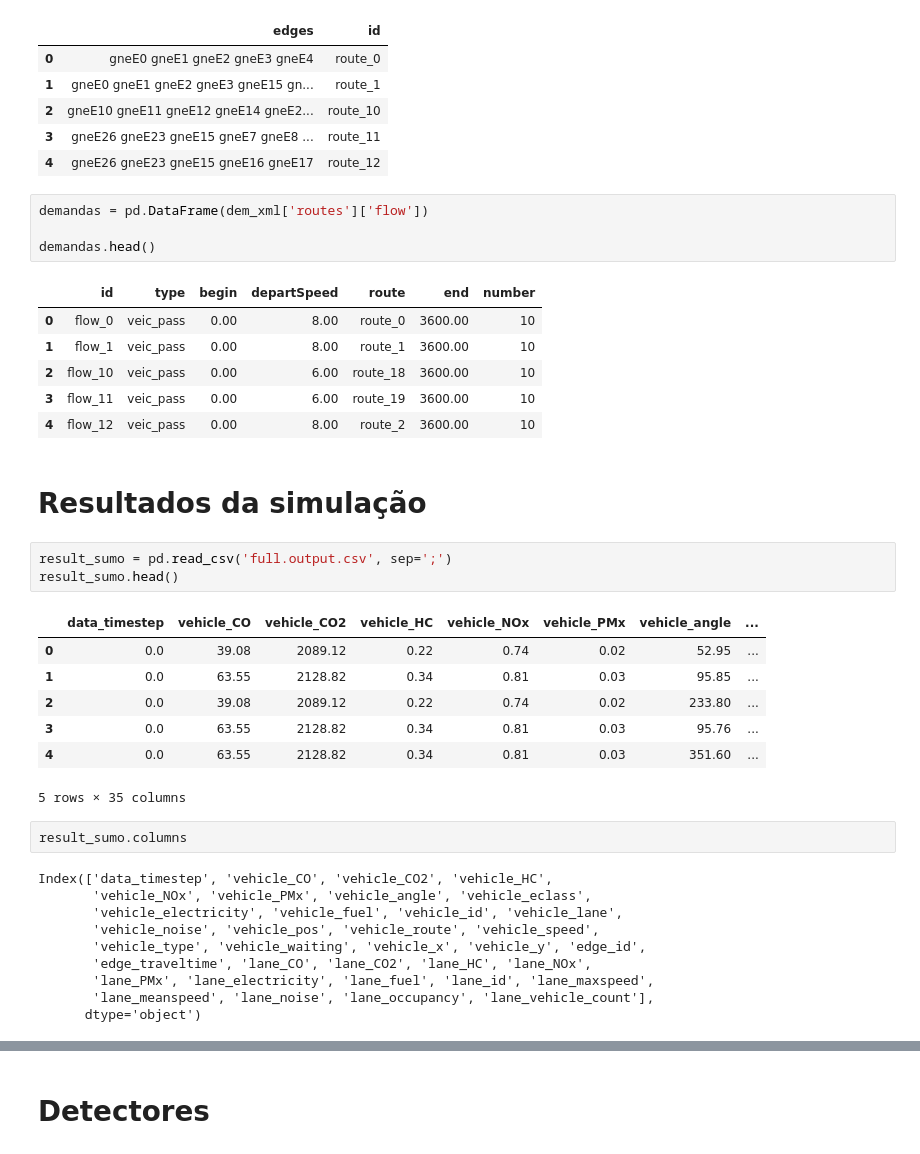
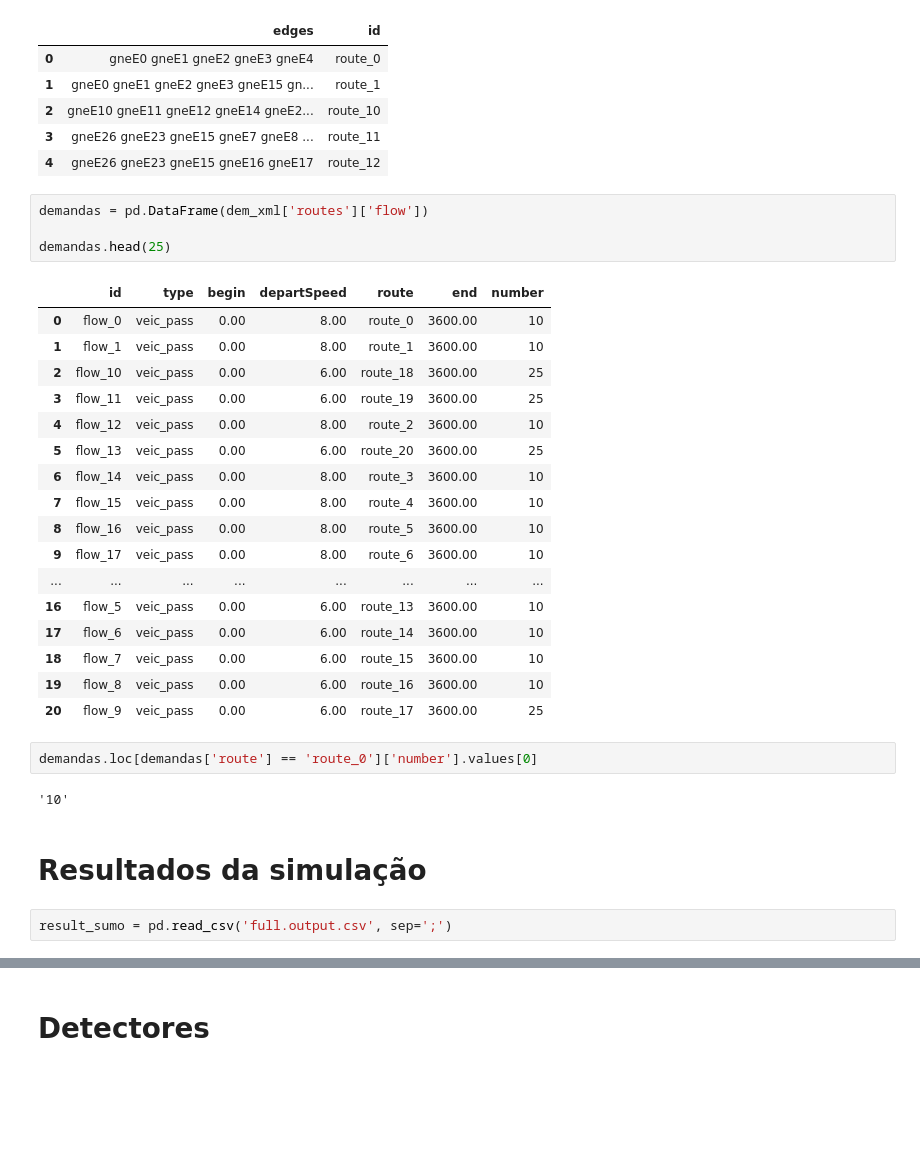
Before and after one commit to jaceguay/pos_big_data_12_artigo, a Jupyter notebook: script/descricao_malha.ipynb, the cells around one changed output, grey strips where cells are left out. Saved outputs shown, nothing was run; the diff lists cells and outputs as text; blank space fills up the shorter version.

```diff
--- a/script/descricao_malha.ipynb
+++ b/script/descricao_malha.ipynb
@@ -60,36 +61,30 @@ rotas.head()
 # %%
 demandas = pd.DataFrame(dem_xml['routes']['flow'])
 
-demandas.head()
+demandas.head(25)
 # %% [output]
 |  | id | type | begin | departSpeed | route | end | number |
 | 0 | flow_0 | veic_pass | 0.00 | 8.00 | route_0 | 3600.00 | 10 |
 | 1 | flow_1 | veic_pass | 0.00 | 8.00 | route_1 | 3600.00 | 10 |
-| 2 | flow_10 | veic_pass | 0.00 | 6.00 | route_18 | 3600.00 | 10 |
-| 3 | flow_11 | veic_pass | 0.00 | 6.00 | route_19 | 3600.00 | 10 |
+| 2 | flow_10 | veic_pass | 0.00 | 6.00 | route_18 | 3600.00 | 25 |
+| 3 | flow_11 | veic_pass | 0.00 | 6.00 | route_19 | 3600.00 | 25 |
 | 4 | flow_12 | veic_pass | 0.00 | 8.00 | route_2 | 3600.00 | 10 |
+| 5 | flow_13 | veic_pass | 0.00 | 6.00 | route_20 | 3600.00 | 25 |
+| 6 | flow_14 | veic_pass | 0.00 | 8.00 | route_3 | 3600.00 | 10 |
+| 7 | flow_15 | veic_pass | 0.00 | 8.00 | route_4 | 3600.00 | 10 |
+| 8 | flow_16 | veic_pass | 0.00 | 8.00 | route_5 | 3600.00 | 10 |
+| 9 | flow_17 | veic_pass | 0.00 | 8.00 | route_6 | 3600.00 | 10 |
+| ... | ... | ... | ... | ... | ... | ... | ... |
+| 16 | flow_5 | veic_pass | 0.00 | 6.00 | route_13 | 3600.00 | 10 |
+| 17 | flow_6 | veic_pass | 0.00 | 6.00 | route_14 | 3600.00 | 10 |
+| 18 | flow_7 | veic_pass | 0.00 | 6.00 | route_15 | 3600.00 | 10 |
+| 19 | flow_8 | veic_pass | 0.00 | 6.00 | route_16 | 3600.00 | 10 |
+| 20 | flow_9 | veic_pass | 0.00 | 6.00 | route_17 | 3600.00 | 25 |
+# %%
+demandas.loc[demandas['route'] == 'route_0']['number'].values[0]
+# %% [output]
+'10'
 # %% [markdown]
 # Resultados da simulação
 # %%
 result_sumo = pd.read_csv('full.output.csv', sep=';')
-result_sumo.head()
-# %% [output]
-|  | data_timestep | vehicle_CO | vehicle_CO2 | vehicle_HC | vehicle_NOx | vehicle_PMx | vehicle_angle | ... |
-| 0 | 0.0 | 39.08 | 2089.12 | 0.22 | 0.74 | 0.02 | 52.95 | ... |
-| 1 | 0.0 | 63.55 | 2128.82 | 0.34 | 0.81 | 0.03 | 95.85 | ... |
-| 2 | 0.0 | 39.08 | 2089.12 | 0.22 | 0.74 | 0.02 | 233.80 | ... |
-| 3 | 0.0 | 63.55 | 2128.82 | 0.34 | 0.81 | 0.03 | 95.76 | ... |
-| 4 | 0.0 | 63.55 | 2128.82 | 0.34 | 0.81 | 0.03 | 351.60 | ... |
-5 rows × 35 columns
-# %%
-result_sumo.columns
-# %% [output]
-Index(['data_timestep', 'vehicle_CO', 'vehicle_CO2', 'vehicle_HC',
-       'vehicle_NOx', 'vehicle_PMx', 'vehicle_angle', 'vehicle_eclass',
-       'vehicle_electricity', 'vehicle_fuel', 'vehicle_id', 'vehicle_lane',
-       'vehicle_noise', 'vehicle_pos', 'vehicle_route', 'vehicle_speed',
-       'vehicle_type', 'vehicle_waiting', 'vehicle_x', 'vehicle_y', 'edge_id',
-       'edge_traveltime', 'lane_CO', 'lane_CO2', 'lane_HC', 'lane_NOx',
-       'lane_PMx', 'lane_electricity', 'lane_fuel', 'lane_id', 'lane_maxspeed',
-       'lane_meanspeed', 'lane_noise', 'lane_occupancy', 'lane_vehicle_count'],
-      dtype='object')
```
Also changed, not shown: parts of 14 cells of this notebook, 10 other files.
